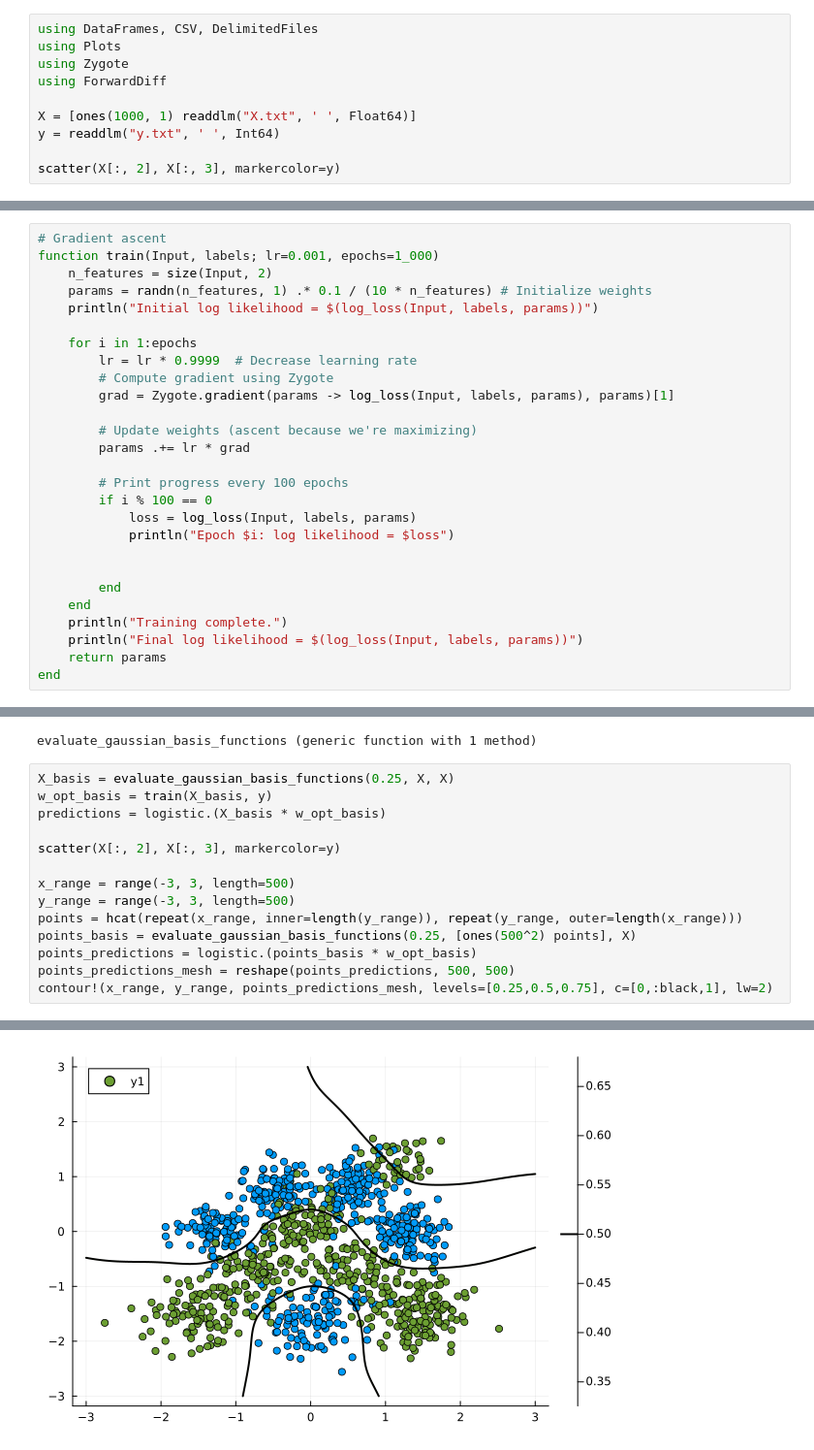
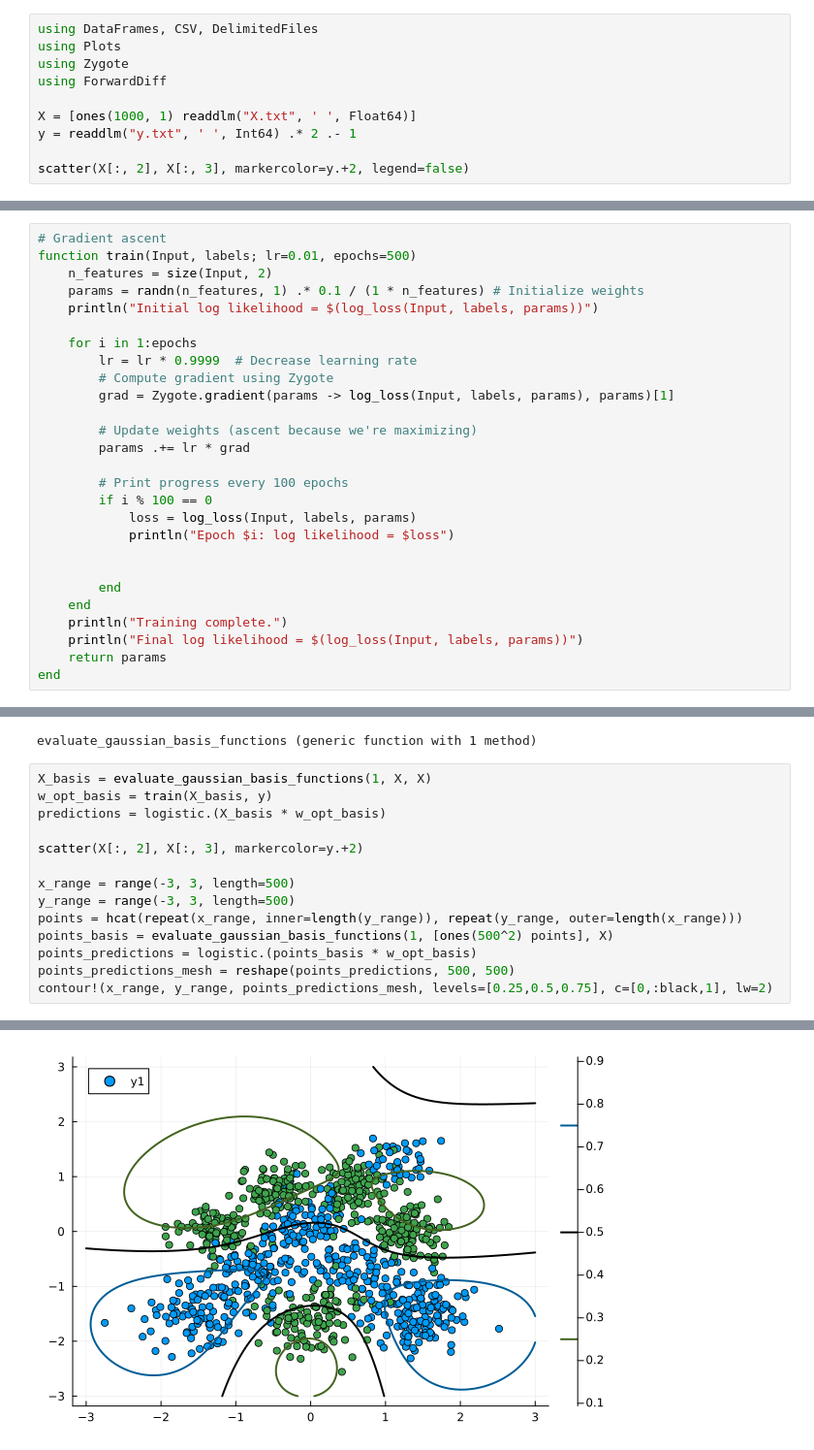
Before and after one commit to ofs416/Bayesian_Julia, a Jupyter notebook: nb.ipynb, the cells around one changed output, grey strips where cells are left out. Shown at 97% size. Drawn from its saved outputs; the diff is of its cells as text.

```diff
--- a/nb.ipynb
+++ b/nb.ipynb
@@ -5,7 +5,7 @@ using Zygote
 using ForwardDiff
 
 X = [ones(1000, 1) readdlm("X.txt", ' ', Float64)]
-y = readdlm("y.txt", ' ', Int64)
+y = readdlm("y.txt", ' ', Int64) .* 2 .- 1
 
-scatter(X[:, 2], X[:, 3], markercolor=y)
+scatter(X[:, 2], X[:, 3], markercolor=y.+2, legend=false)
 # %% [output]
@@ -58,8 +58,8 @@ contour!(-3:0.01:3, -3:0.01:3,
 # %%
 # Gradient ascent
-function train(Input, labels; lr=0.001, epochs=1_000)
+function train(Input, labels; lr=0.01, epochs=500)
     n_features = size(Input, 2)
-    params = randn(n_features, 1) .* 0.1 / (10 * n_features) # Initialize weights
+    params = randn(n_features, 1) .* 0.1 / (1 * n_features) # Initialize weights
     println("Initial log likelihood = $(log_loss(Input, labels, params))")
 
     for i in 1:epochs
@@ -149,16 +118,16 @@ end
 # %% [output]
 evaluate_gaussian_basis_functions (generic function with 1 method)
 # %%
-X_basis = evaluate_gaussian_basis_functions(0.25, X, X)
+X_basis = evaluate_gaussian_basis_functions(1, X, X)
 w_opt_basis = train(X_basis, y)
 predictions = logistic.(X_basis * w_opt_basis)
 
-scatter(X[:, 2], X[:, 3], markercolor=y)
+scatter(X[:, 2], X[:, 3], markercolor=y.+2)
 
 x_range = range(-3, 3, length=500)
 y_range = range(-3, 3, length=500)
 points = hcat(repeat(x_range, inner=length(y_range)), repeat(y_range, outer=length(x_range)))
-points_basis = evaluate_gaussian_basis_functions(0.25, [ones(500^2) points], X)
+points_basis = evaluate_gaussian_basis_functions(1, [ones(500^2) points], X)
 points_predictions = logistic.(points_basis * w_opt_basis)
 points_predictions_mesh = reshape(points_predictions, 500, 500)
 contour!(x_range, y_range, points_predictions_mesh, levels=[0.25,0.5,0.75], c=[0,:black,1], lw=2)
@@ -179 +143 @@ Final log likelihood = -0.5613206107749343
-[figure, old version]
+[figure, new version]
```
Also changed, not shown: parts of 7 cells of this notebook, 1 other file.
